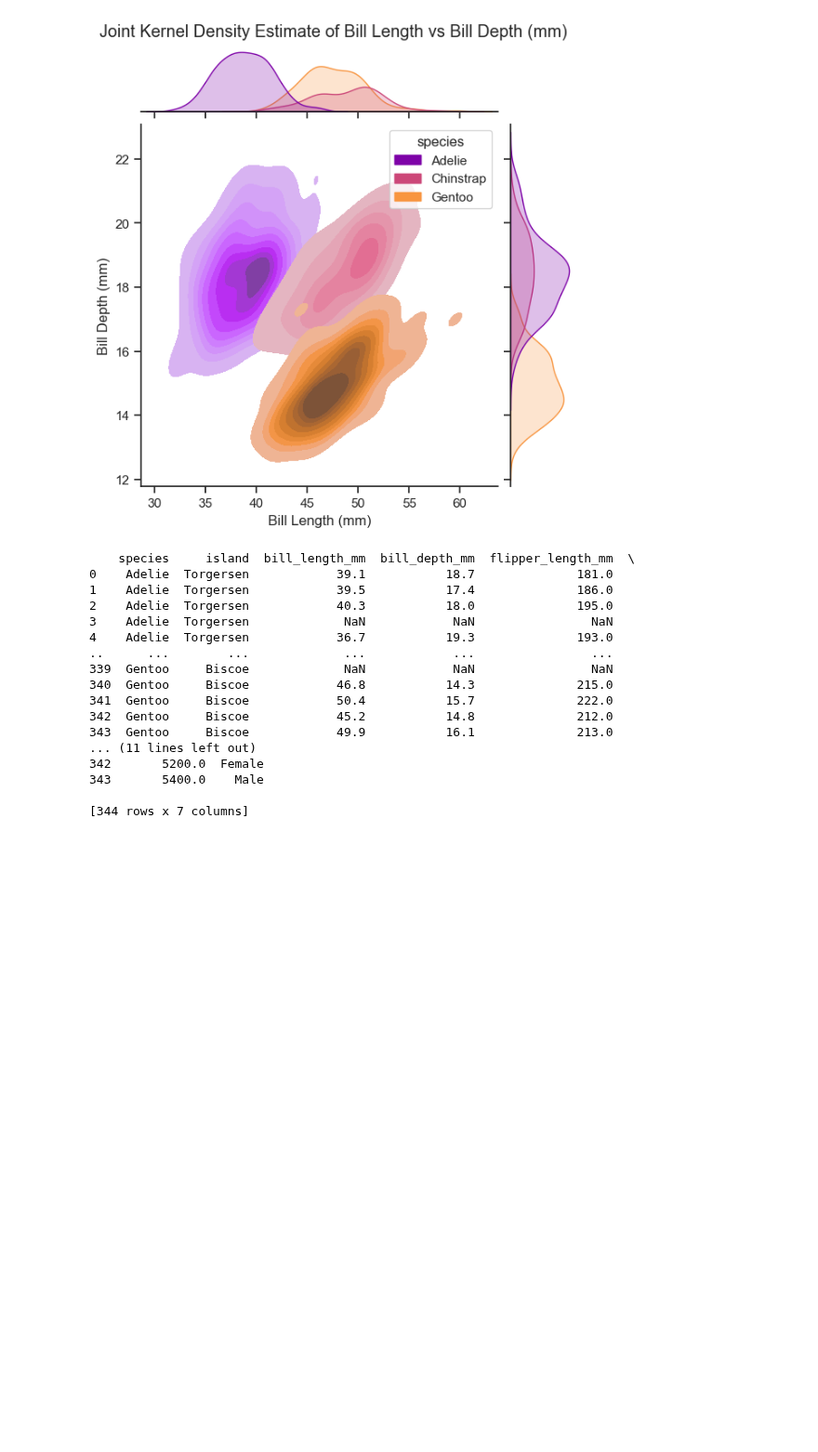
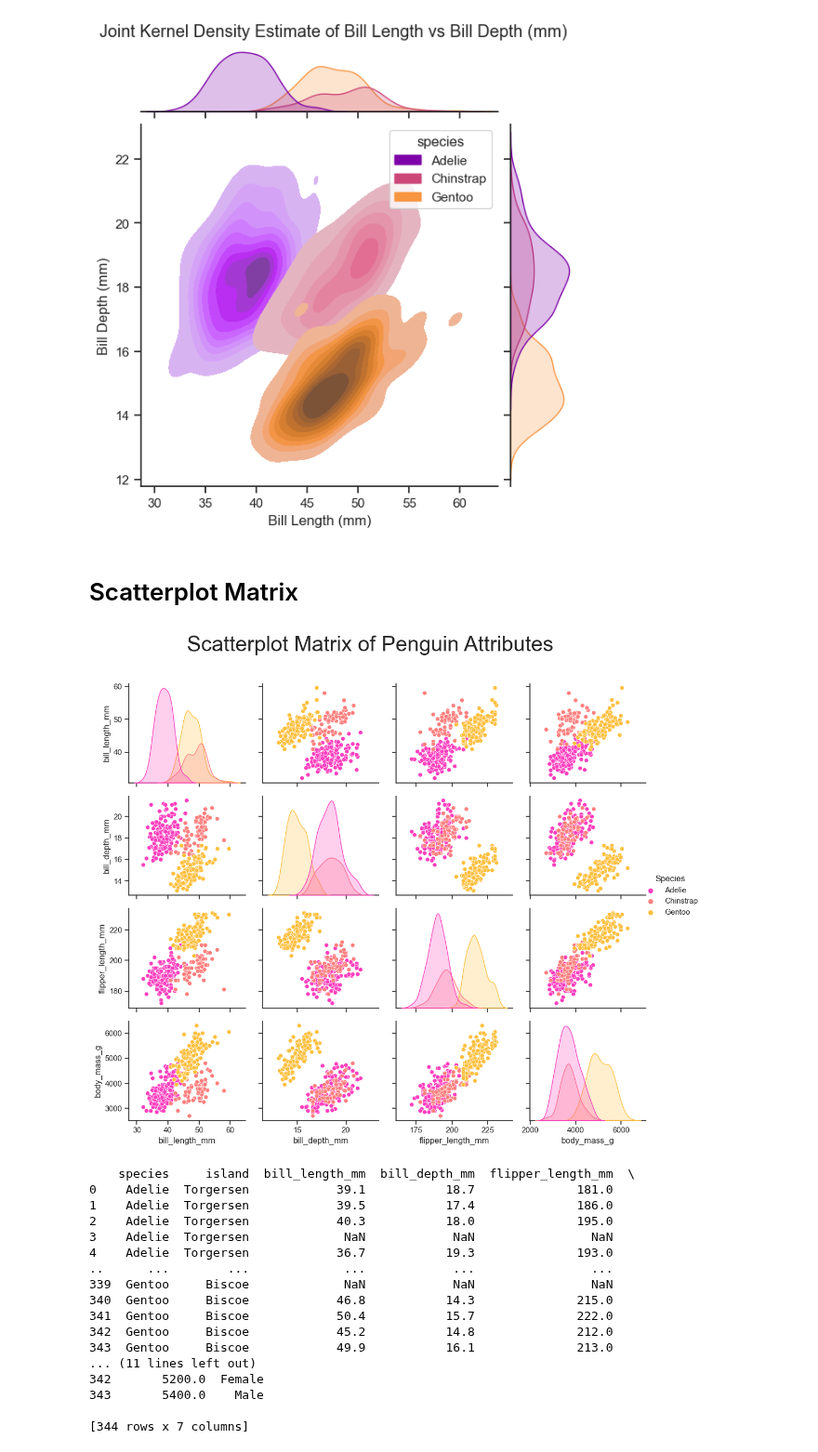
Before and after one commit to saingersoll/squirrel-gurlz, a Jupyter notebook: nbs/soapy.ipynb, the cells around one changed output. Shown at 93% size. Saved outputs shown, nothing was run; the diff lists cells and outputs as text; code cells hidden in the pictures; blank space fills up the shorter version.

Commit message:
matrix scatterplot

```diff
--- a/nbs/soapy.ipynb
+++ b/nbs/soapy.ipynb
@@ -46,6 +46,26 @@ plt.show()
 # %% [output]
 <Figure size 1000x800 with 0 Axes>
 [figure]
+# %% [markdown]
+# Scatterplot Matrix
+# %%
+import seaborn as sns
+sns.set_theme(style="ticks")
+
+penguins = sns.load_dataset("penguins")
+scattermatrix = sns.pairplot(                             # asks to generate a grid of plots
+            penguins,                     # assigns data set
+            hue="species",                # assigns a variable to differentiate color by
+            palette="spring",             # assigns a color palette to hue
+            )
+scattermatrix.fig.suptitle("Scatterplot Matrix of Penguin Attributes", y =1.02, fontsize=30)       # assigns title position not to overlap
+scattermatrix.legend.set_bbox_to_anchor((1.08,0.5))                                                # assigns legend position not to overlap
+scattermatrix.legend.set_title('Species')                                                          # assigns title to legend
+
+plt.tight_layout()
+plt.show()
+# %% [output]
+[figure, added]
 # %%
 print(penguins)
 # %% [output]
```
Also changed, not shown: parts of 3 cells of this notebook.
